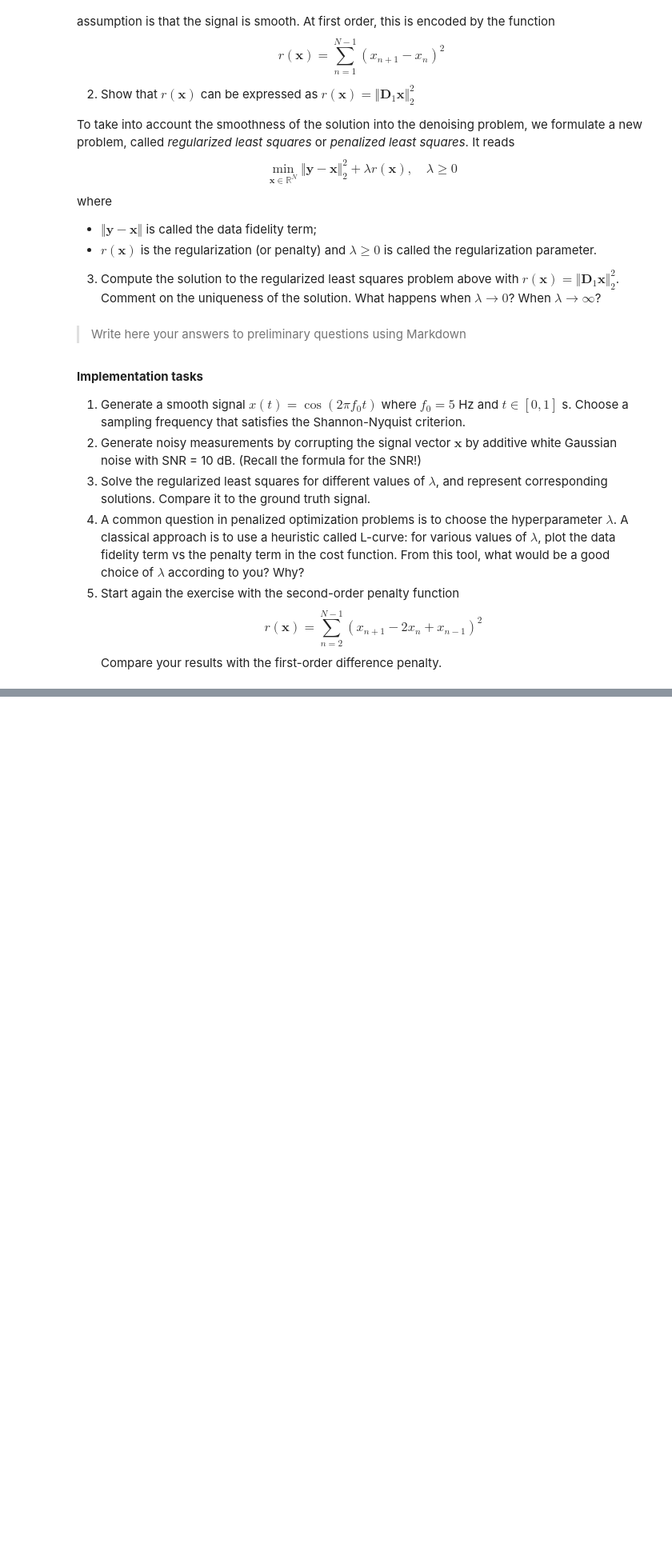
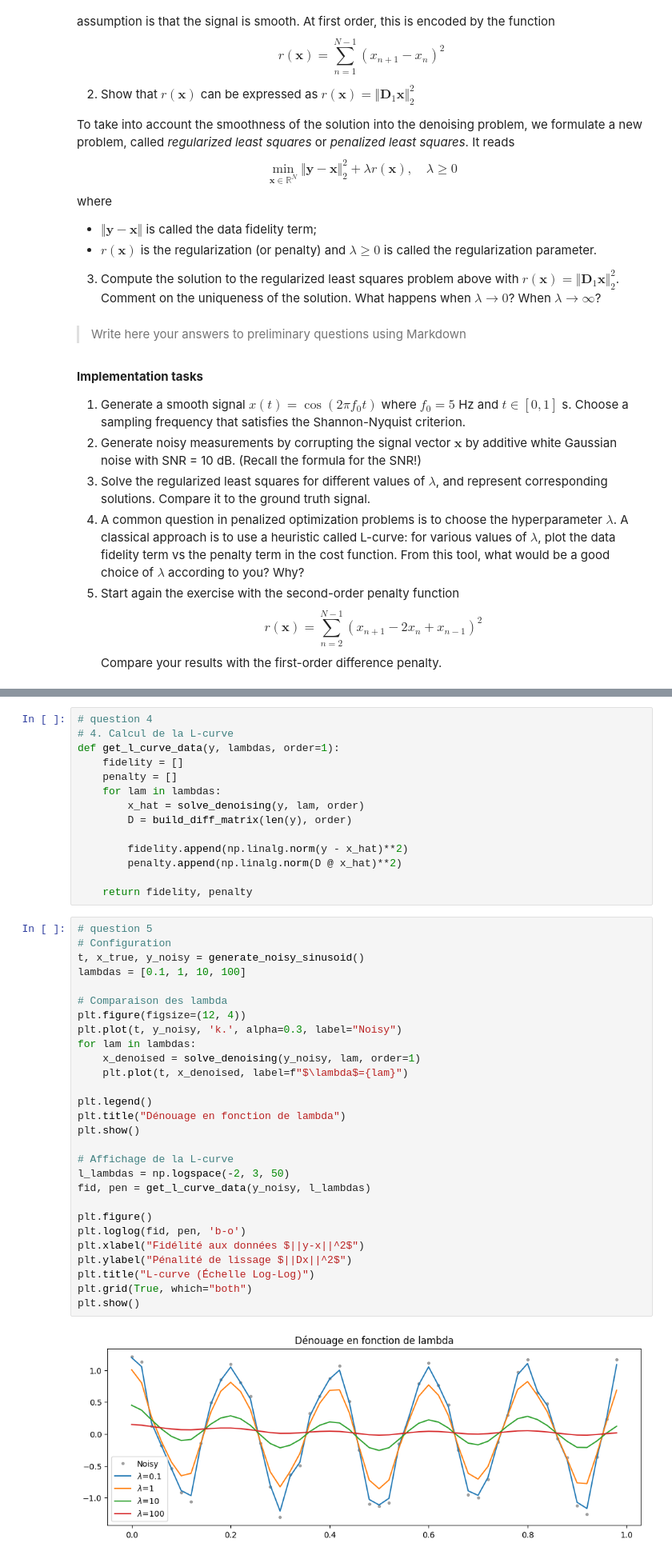
Before and after one commit to LangHug/Projet_oiseaux, a Jupyter notebook: labs/LW1.ipynb, the cells around one changed output, grey strips where cells are left out. Shown at 80% size. Saved outputs shown, nothing was run; the diff lists cells and outputs as text; blank space fills up the shorter version.

```diff
--- a/labs/LW1.ipynb
+++ b/labs/LW1.ipynb
@@ -332,0 +221,44 @@ Best lambda for D2 (min MSE) = 1.00e+01, MSE = 1.1516e-02
+# %%
+# question 4
+# 4. Calcul de la L-curve
+def get_l_curve_data(y, lambdas, order=1):
+    fidelity = []
+    penalty = []
+    for lam in lambdas:
+        x_hat = solve_denoising(y, lam, order)
+        D = build_diff_matrix(len(y), order)
+
+        fidelity.append(np.linalg.norm(y - x_hat)**2)
+        penalty.append(np.linalg.norm(D @ x_hat)**2)
+
+    return fidelity, penalty
+# %%
+# question 5
+# Configuration
+t, x_true, y_noisy = generate_noisy_sinusoid()
+lambdas = [0.1, 1, 10, 100]
+
+# Comparaison des lambda
+plt.figure(figsize=(12, 4))
+plt.plot(t, y_noisy, 'k.', alpha=0.3, label="Noisy")
+for lam in lambdas:
+    x_denoised = solve_denoising(y_noisy, lam, order=1)
+    plt.plot(t, x_denoised, label=f"$\lambda$={lam}")
+
+plt.legend()
+plt.title("Dénouage en fonction de lambda")
+plt.show()
+
+# Affichage de la L-curve
+l_lambdas = np.logspace(-2, 3, 50)
+fid, pen = get_l_curve_data(y_noisy, l_lambdas)
+
+plt.figure()
+plt.loglog(fid, pen, 'b-o')
+plt.xlabel("Fidélité aux données $||y-x||^2$")
+plt.ylabel("Pénalité de lissage $||Dx||^2$")
+plt.title("L-curve (Échelle Log-Log)")
+plt.grid(True, which="both")
+plt.show()
+# %% [output]
+[figure, added]
```
Also changed, not shown: parts of 21 cells of this notebook.
